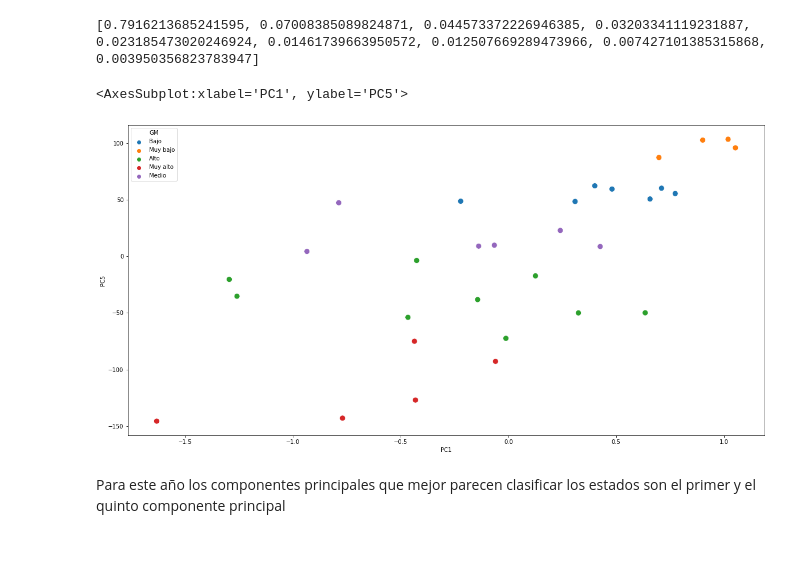
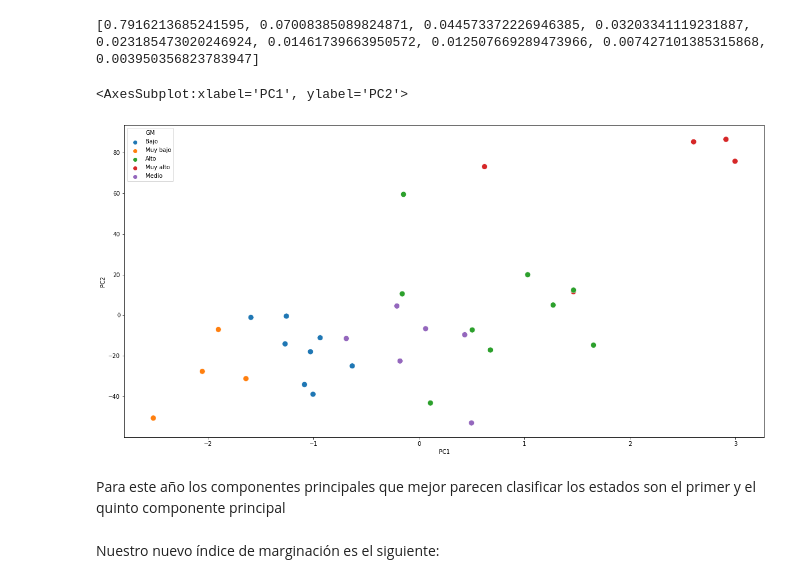
Before and after one commit to AnaTorresR/PracticaFinalMNO, a Jupyter notebook: Jacobi_2000.ipynb, the cells around one changed output. Drawn from its saved outputs; the diff is of its cells as text; code cells hidden in the pictures; blank space fills up the shorter version.

```diff
--- a/Jacobi_2000.ipynb
+++ b/Jacobi_2000.ipynb
@@ -183,13 +206,15 @@ array([7.354, 0.651, 0.414, 0.298, 0.215, 0.037, 0.069, 0.136, 0.116])
+# %%
+e_vectors = compute_Jacobi_egvectors(var_cov,6)
 # %%
-projected_1 = vectors[0]@X_scaled.T
-projected_2 = vectors[1]@X_scaled.T
-projected_3 = vectors[2]@X_scaled.T
-projected_4 = vectors[3]@X_scaled.T
-projected_5 = vectors[4]@X_scaled.T
-projected_6 = vectors[7]@X_scaled.T
-projected_7 = vectors[8]@X_scaled.T
-projected_8 = vectors[6]@X_scaled.T
-projected_9 = vectors[5]@X_scaled.T
+projected_1 = e_vectors[0].T@X_scaled.T
+projected_2 = e_vectors[1].T@X_scaled.T
+projected_3 = e_vectors[2].T@X_scaled.T
+projected_4 = e_vectors[3].T@X_scaled.T
+projected_5 = e_vectors[4].T@X_scaled.T
+projected_6 = e_vectors[7].T@X_scaled.T
+projected_7 = e_vectors[8].T@X_scaled.T
+projected_8 = e_vectors[6].T@X_scaled.T
+projected_9 = e_vectors[5].T@X_scaled.T
 
 
 res = pd.DataFrame(projected_1, columns=['PC1'])
@@ -233,13 +258,15 @@ print(explained_variances)
 # %%
 import matplotlib.pyplot as plt
 import seaborn as sns
 
 plt.figure(figsize=(20, 10))
-sns.scatterplot(res['PC1'], res['PC5'] * len(res), hue=res['GM'], s=100)
+sns.scatterplot(res['PC1'], res['PC2'] * len(res), hue=res['GM'], s=100)
 # %% [output]
-<AxesSubplot:xlabel='PC1', ylabel='PC5'>
+<AxesSubplot:xlabel='PC1', ylabel='PC2'>
-[figure, old version]
+[figure, new version]
 # %% [markdown]
 Para este año los componentes principales que mejor parecen clasificar los estados son el primer y el quinto componente principal
 # %%
 res.to_csv('PCA_2000.csv', index = False)
+# %% [markdown]
+Nuestro nuevo índice de marginación es el siguiente:
```
Also changed, not shown: parts of 5 cells of this notebook, 4 other files.
